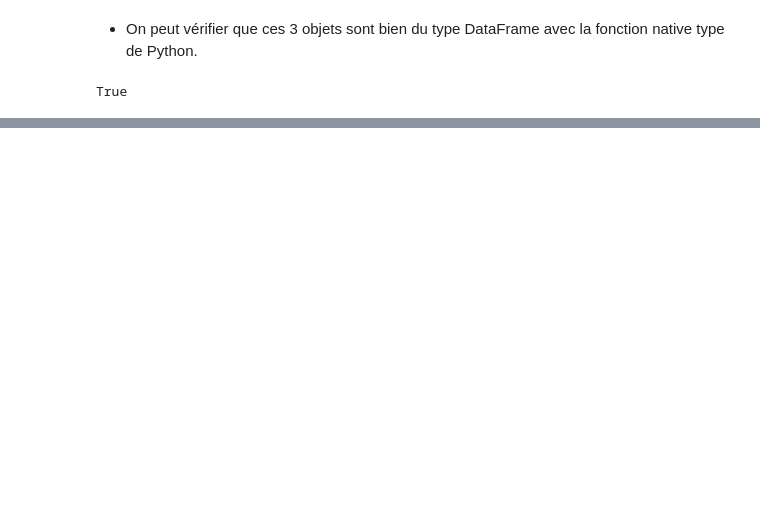
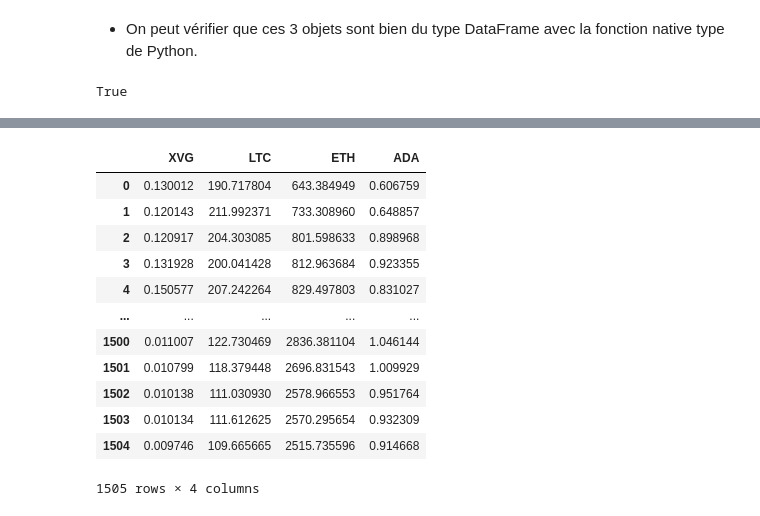
Before and after one commit to jeau-luc/python_panadas, a Jupyter notebook: Commande_pandas.ipynb, the cells around one changed output, grey strips where cells are left out. Saved outputs shown, nothing was run; the diff lists cells and outputs as text; code cells hidden in the pictures; blank space fills up the shorter version.

```diff
--- a/Commande_pandas.ipynb
+++ b/Commande_pandas.ipynb
@@ -890,0 +1001,16 @@ True
+# %%
+crypto2018_df_null.dropna(how='any')
+# %% [output]
+|  | XVG | LTC | ETH | ADA |
+| 0 | 0.130012 | 190.717804 | 643.384949 | 0.606759 |
+| 1 | 0.120143 | 211.992371 | 733.308960 | 0.648857 |
+| 2 | 0.120917 | 204.303085 | 801.598633 | 0.898968 |
+| 3 | 0.131928 | 200.041428 | 812.963684 | 0.923355 |
+| 4 | 0.150577 | 207.242264 | 829.497803 | 0.831027 |
+| ... | ... | ... | ... | ... |
+| 1500 | 0.011007 | 122.730469 | 2836.381104 | 1.046144 |
+| 1501 | 0.010799 | 118.379448 | 2696.831543 | 1.009929 |
+| 1502 | 0.010138 | 111.030930 | 2578.966553 | 0.951764 |
+| 1503 | 0.010134 | 111.612625 | 2570.295654 | 0.932309 |
+| 1504 | 0.009746 | 109.665665 | 2515.735596 | 0.914668 |
+1505 rows × 4 columns
```
Also changed, not shown: parts of 20 cells of this notebook.
